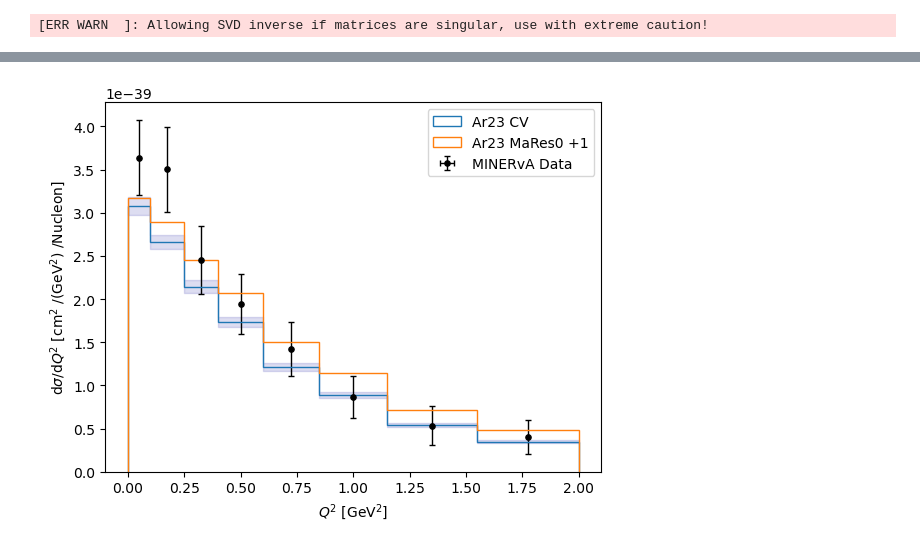
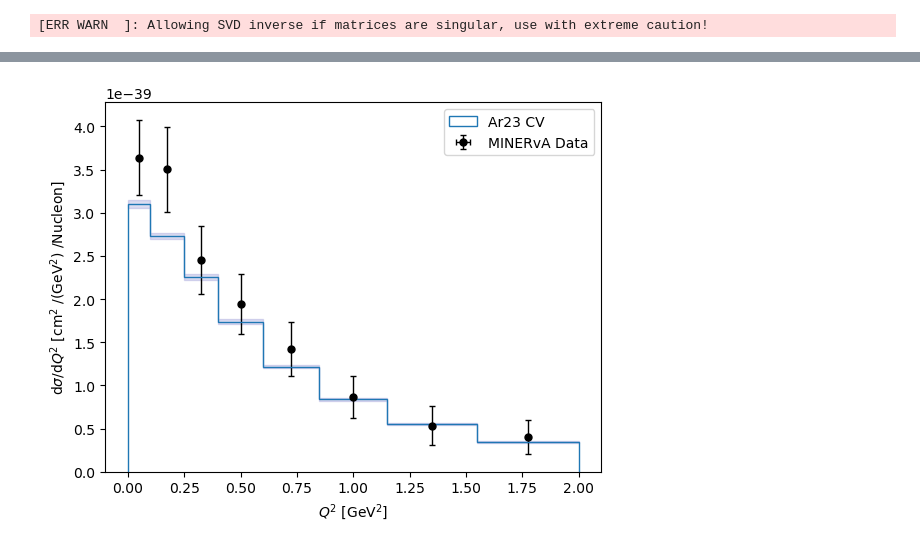
Before and after one commit to NUISANCEMC/notebooks, a Jupyter notebook: NUISANCE3TutorialDec24.ipynb, the cells around one changed output, grey strips where cells are left out. Cells and saved outputs as stored; diff of their text form; code cells hidden in the pictures.

```diff
--- a/NUISANCE3TutorialDec24.ipynb
+++ b/NUISANCE3TutorialDec24.ipynb
@@ -515,8 +704,3 @@ NUISANCE2 has copies of the flux histograms in ROOT format, we can use the `nuis
 $NUISANCE/bin/nuis-flux MINERvA -P numu -M nu
 # %% [output]
 /root/software/NUISANCEMC/nuisance/build/Linux/data/flux/minerva_le_flux.root,numu_fhc
-# %%
-gevs = pn.EventSource({"event-generator-list":"Default",
-                       "tune":"AR23_20i_00_000",
-                       "spline_file":"/opt/genie_xsec/3_04_00/AR23_20i_00_000/gxspl-min.xml.gz",
-                       "filepath": "genie_CH.MINERvA_LE.ghep.root"})
@@ -546,13 +725,8 @@ StatUtils.cxx::GetInvert[l. 1006] :
 # %%
-evfgen = pn.EventFrameGen(gevs) \
-            .filter(MINERvA_CC1pip_XSec_1DQ2_nu_2017.get_selection().op) \
-            .add_column("Q2", MINERvA_CC1pip_XSec_1DQ2_nu_2017.get_projections()[0].op) \
-            .add_column("w", nusyst.calc_weight)
+efg = pn.EventFrameGen(gevs) \
+            .add_column("mnvq22017_sel", MINERvA_CC1pip_XSec_1DQ2_nu_2017.get_selection().op) \
+            .add_column("Q2", MINERvA_CC1pip_XSec_1DQ2_nu_2017.get_projections()[0].op)
 
-ev_frame = evfgen.all()
+ef = efg.all()
 
-nuevs_ni = gevs.norm_info(pn.nhm.FATXUtils.cm2ten38_PerNucleon)
-fatx_ptn = nuevs_ni.fatx
-sumweights = nuevs_ni.sumweights
-
-print(fatx_ptn/sumweights)
+gnorm = gevs.norm_info(pn.nhm.FATXUtils.cm2ten38_PerNucleon)
@@ -585,29 +777,24 @@ print(ev_frame)
 # %%
-data = MINERvA_CC1pip_XSec_1DQ2_nu_2017.get_data()[0]
+mc = data.make_HistFrame()
 
-data.mpl().errorbar(marker=".", markersize=7.5, color="#000", label="MINERvA Data", linewidth=0, elinewidth=1, capsize=2.5)
+mc.fill(ef, "Q2")
 
-mc = data.make_HistFrame()
-mc_map1 = data.make_HistFrame()
-
-mc.fill(ev_frame, ["Q2"], [ pn.HistFrame.fill_column(0) ])
-mc_map1.fill(ev_frame, ["Q2"], [ pn.HistFrame.fill_column(0), pn.HistFrame.weight_by("w") ])
-
-# #required because this analysis is in cm^2 /N not the nuisance2 default of 1E-38 cm2/N
+# required because this analysis is in cm^2 /N not the nuisance2 default of 1E-38 cm2/N
 ana_scale = 1E-38
 
-mcpred = mc.finalise(True).scale(ana_scale * (fatx_ptn/sumweights))
-
-mcpred_map1 = mc_map1.finalise(True).scale(ana_scale * (fatx_ptn/sumweights))
+# The True passed to finalise tells it to divide by the bin width, so that the returned
+# prediction can be treated as an estimate of the differential cross section
+mcpred = mc.finalise(True).scale(ana_scale * gnorm.fatx_per_sumweights())
 
 mcpred.mpl().hist(histtype="step", errorband_color="#0092", label="Ar23 CV")
-mcpred_map1.mpl().hist(histtype="step", label="Ar23 MaRes0 +1")
+
+data.mpl().data_hist(label="MINERvA Data")
 
 plt.ylabel(r"d$\sigma$/d$Q^{2}$ [cm$^{2}$ /(GeV$^{2}$) /Nucleon]")
 plt.xlabel(r"$Q^{2}$ [GeV$^{2}$]")
 
 plt.legend()
 
 plt.show()
 # %% [output]
-[figure, old version]
+[figure, new version]
```
Also changed, not shown: parts of 59 cells of this notebook, 1 other file.
